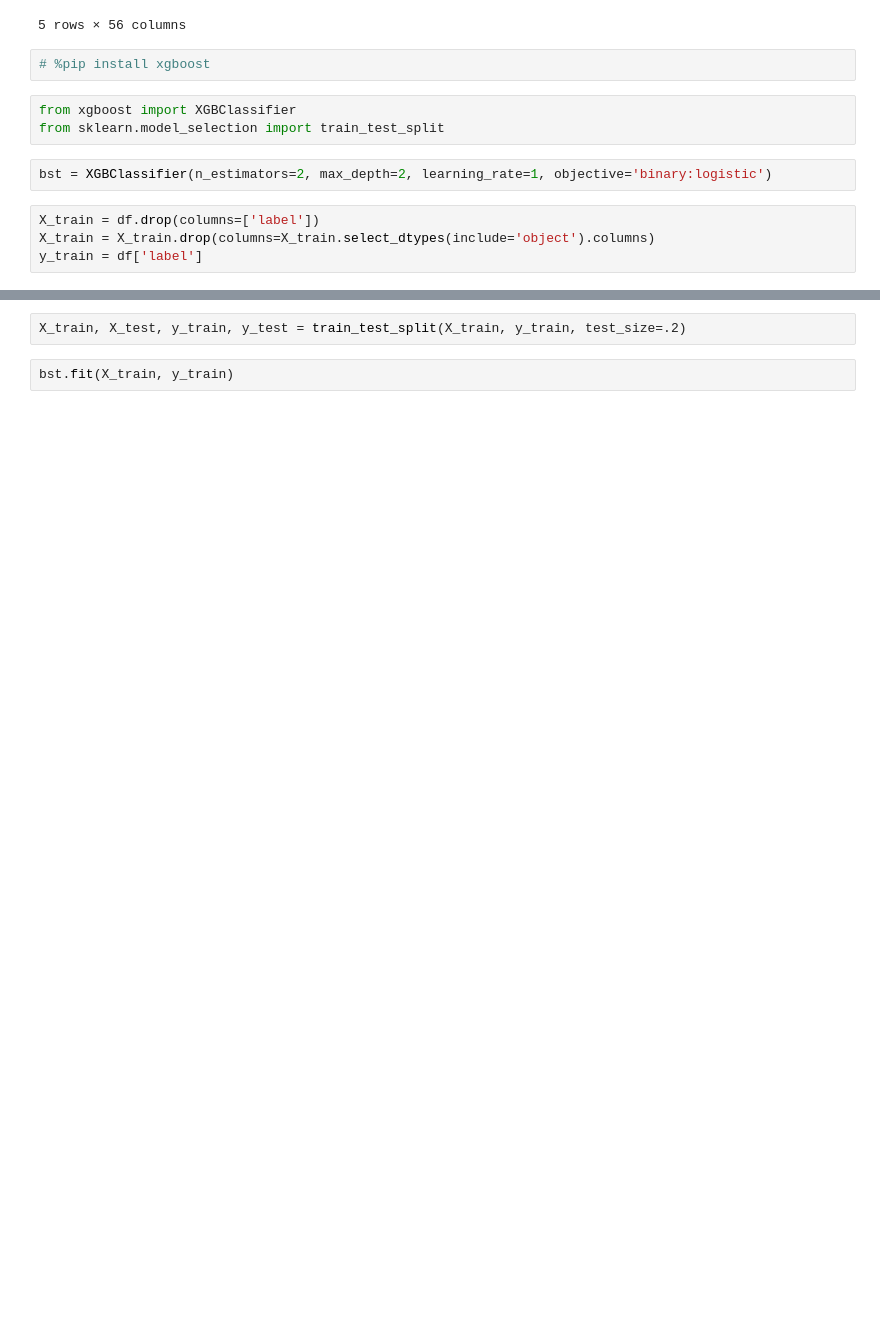
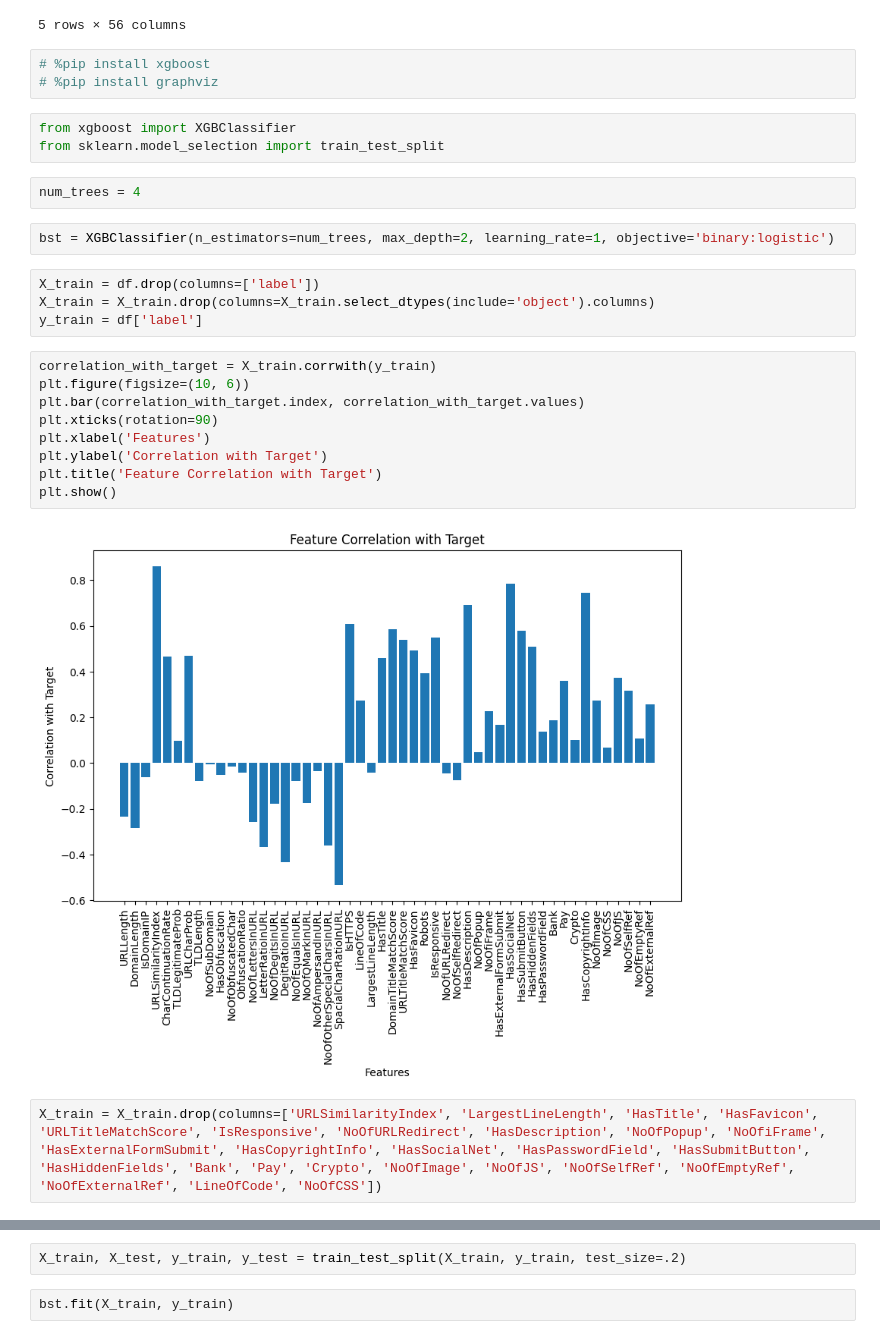
Before and after one commit to Adam-Haile/csc4601-final-project, a Jupyter notebook: final_project.ipynb, the cells around one changed output, grey strips where cells are left out. Cells and saved outputs as stored; diff of their text form; blank space fills up the shorter version.

```diff
--- a/final_project.ipynb
+++ b/final_project.ipynb
@@ -17,12 +19,28 @@ df.head()
 5 rows × 56 columns
 # %%
 # %pip install xgboost
+# %pip install graphviz
 # %%
 from xgboost import XGBClassifier
 from sklearn.model_selection import train_test_split
+# %%
+num_trees = 4
 # %%
-bst = XGBClassifier(n_estimators=2, max_depth=2, learning_rate=1, objective='binary:logistic')
+bst = XGBClassifier(n_estimators=num_trees, max_depth=2, learning_rate=1, objective='binary:logistic')
 # %%
 X_train = df.drop(columns=['label'])
 X_train = X_train.drop(columns=X_train.select_dtypes(include='object').columns)
 y_train = df['label']
+# %%
+correlation_with_target = X_train.corrwith(y_train)
+plt.figure(figsize=(10, 6))
+plt.bar(correlation_with_target.index, correlation_with_target.values)
+plt.xticks(rotation=90)
+plt.xlabel('Features')
+plt.ylabel('Correlation with Target')
+plt.title('Feature Correlation with Target')
+plt.show()
+# %% [output]
+[figure, added]
+# %%
+X_train = X_train.drop(columns=['URLSimilarityIndex', 'LargestLineLength', 'HasTitle', 'HasFavicon', 'URLTitleMatchScore', 'IsResponsive', 'NoOfURLRedirect', 'HasDescription', 'NoOfPopup', 'NoOfiFrame', 'HasExternalFormSubmit', 'HasCopyrightInfo', 'HasSocialNet', 'HasPasswordField', 'HasSubmitButton', 'HasHiddenFields', 'Bank', 'Pay', 'Crypto', 'NoOfImage', 'NoOfJS', 'NoOfSelfRef', 'NoOfEmptyRef', 'NoOfExternalRef', 'LineOfCode', 'NoOfCSS'])
```
Also changed, not shown: parts of 7 cells of this notebook.
